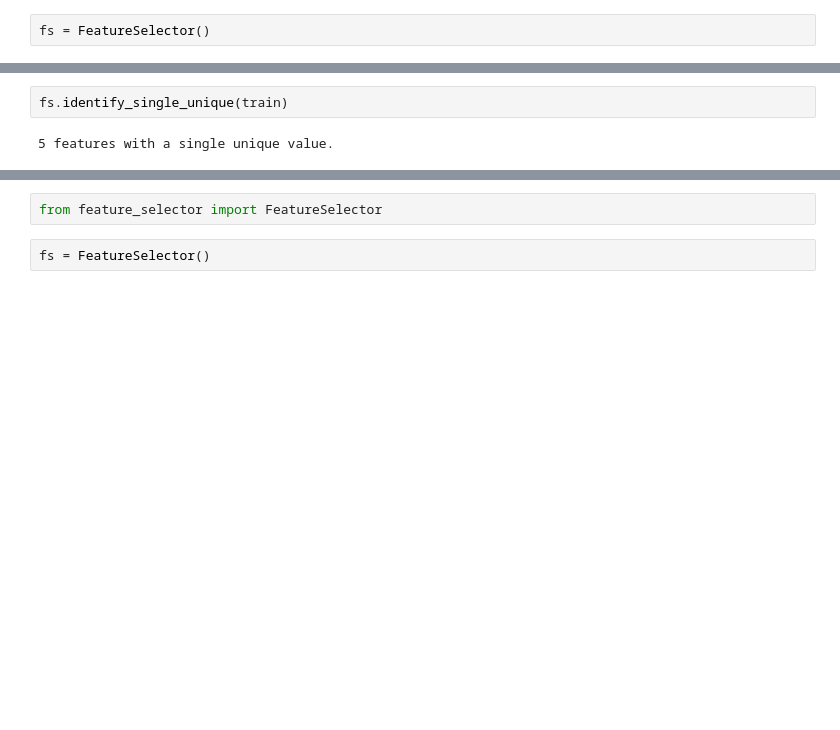
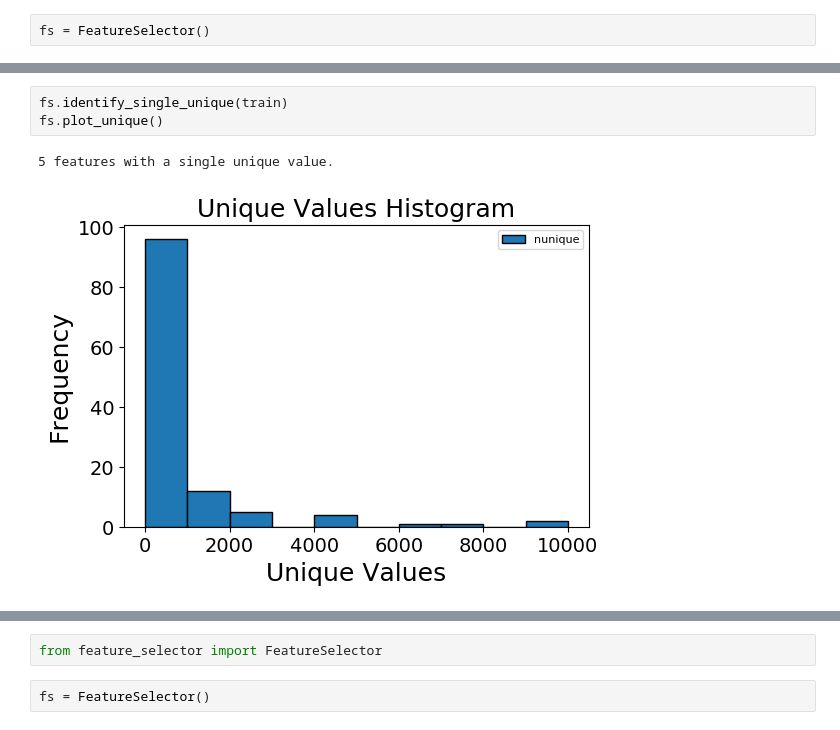
Before and after one commit to WillKoehrsen/feature-selector, a Jupyter notebook: Feature Selector Development.ipynb, the cells around one changed output, grey strips where cells are left out. Cells and saved outputs as stored; diff of their text form; blank space fills up the shorter version.

```diff
--- a/Feature Selector Development.ipynb
+++ b/Feature Selector Development.ipynb
@@ -447,5 +580,7 @@ fs.identify_missing(train, 0.9)
 # %%
 fs.identify_single_unique(train)
+fs.plot_unique()
 # %% [output]
 5 features with a single unique value.
+[figure, added]
 # %%
```
Also changed, not shown: parts of 13 cells of this notebook.
